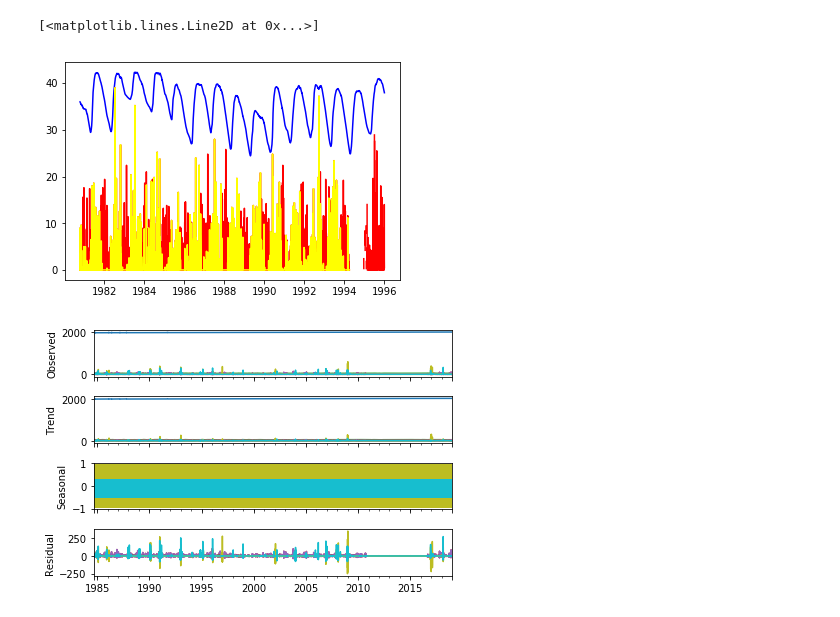
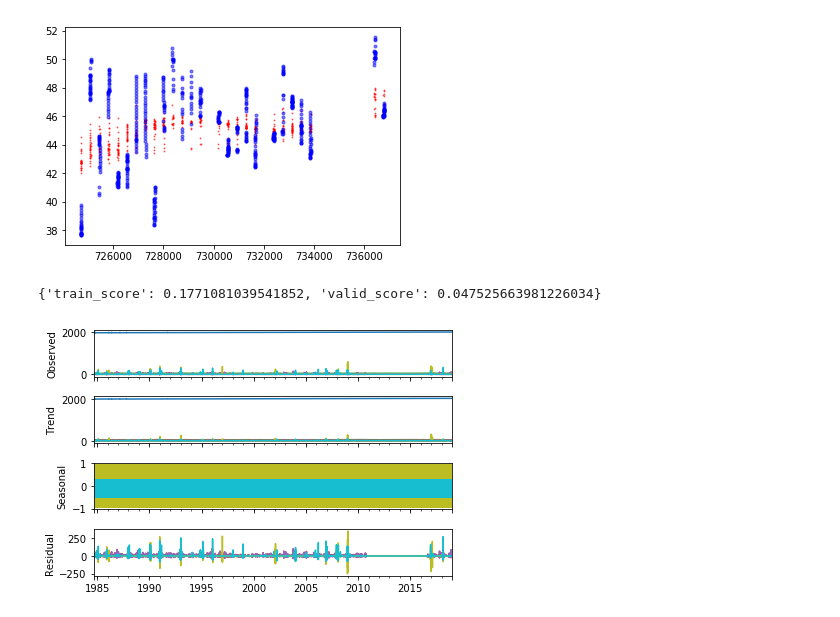
Before and after one commit to eclam/ReservoirLevels, a Jupyter notebook: test_models.ipynb, the cells around one changed output. Cells and saved outputs as stored; diff of their text form; code cells hidden in the pictures.

```diff
--- a/test_models.ipynb
+++ b/test_models.ipynb
@@ -74,6 +73,28 @@ def prepare_df(df):
     X = df[X_columns]
     y = df['water_level'].values
     return (X, y)
+# %%
+def create_models(key,df=None, filter_month=None, show_plot=False, n_components=6, C=100, scaler=MinMaxScaler()):
+    if df is None:
+        df = pd.read_hdf('combined_data.hdf', key=key).sort_index().dropna()
+        if filter_month:
+            # only look at a certain month
+            df = df[df['month'] == filter_month]
+    X, y = prepare_df(df)
+
+    if len(df) == 0:
+        return None
+
+    X_train, X_valid, y_train, y_valid = train_test_split(X, y)
+
+    model = train_and_generate_model(X_train, y_train, C=C, n_components=n_components, scaler=scaler)
+
+    if show_plot:
+        plot_model(X, y, model, key)
+    if SAVE_MODELS:
+        joblib.dump(model, 'models/model-{}.pckl'.format(key))
+
+    return model_scores(model, X_train, X_valid, y_train, y_valid)
 # %%
 SAVE_MODELS = False
 # %%
@@ -159,12 +228,6 @@ plot_df_vals(df)
-# %%
-plt.plot(df.index, df['water_level'], c= 'b')
-plt.plot(df.index, df['precip'], c= 'r')
-plt.plot(df.index, df['rain'], c= 'yellow')
-#plt.plot(df.index, df['mean_temp'], c='g')
-#plt.plot(df.index, df['snow_precip'], c='aqua')
-#plt.plot(df.index, df['snow_on_grnd'], c='magenta')
-#weekdays and weekends
-# %% [output]
-[<matplotlib.lines.Line2D at 0x...>]
-[figure, removed]
+# %%
+create_models('hydro_08MH149',3, True)
+# %% [output]
+[figure, added]
+{'train_score': 0.1771081039541852, 'valid_score': 0.047525663981226034}
 # %%
```
Also changed, not shown: parts of 12 cells of this notebook.
